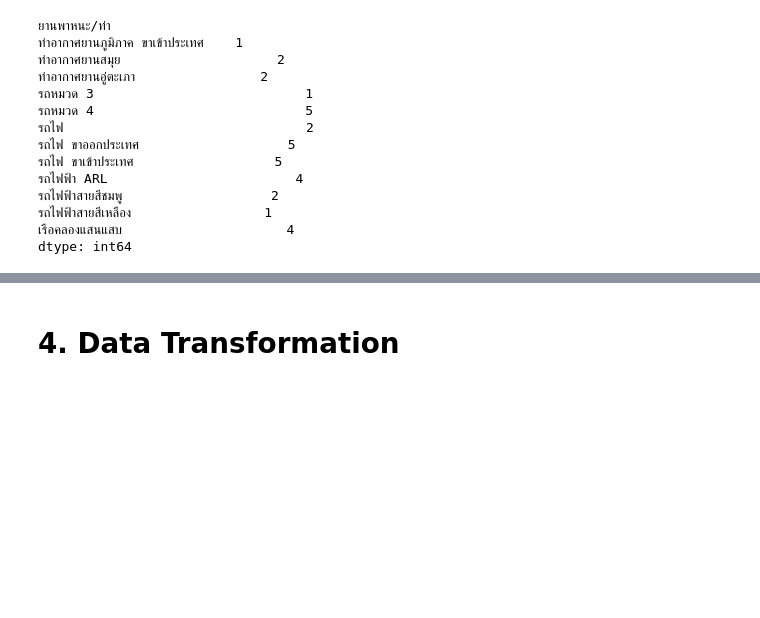
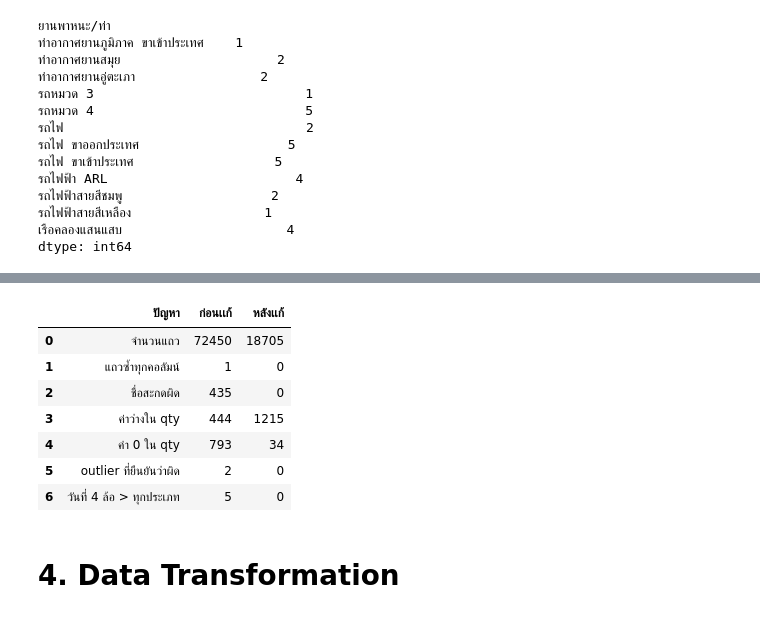
Before and after one commit to teeranai-teer/AIE314-Loading-Brain...-1percent, a Jupyter notebook: notebooks/01_Data_Preparation.ipynb, the cells around one changed output, grey strips where cells are left out. Drawn from its saved outputs; the diff is of its cells as text; code cells hidden in the pictures; blank space fills up the shorter version.

```diff
--- a/notebooks/01_Data_Preparation.ipynb
+++ b/notebooks/01_Data_Preparation.ipynb
@@ -585,0 +694,22 @@ dtype: int64
+# %%
+# ยืนยันว่าผิด: outlier ที่สูงกว่าวันปกติ 5 เท่าขึ้นไป (ช่องว่างจากอันดับ 3 ที่ 3.88 และวันรอบข้างปกติ)
+error_mask = out_mask & (df["ratio_to_median"] >= 5)
+
+# สถานะตาม W4 สไลด์ 16
+df["outlier_status"] = "ปกติ"
+df.loc[out_mask, "outlier_status"] = "ยังยืนยันไม่ได้"
+df.loc[error_mask, "outlier_status"] = "ยืนยันว่าผิด"
+display(df["outlier_status"].value_counts())
+print("-"*100)
+
+# เทียบ describe ก่อน/หลังแก้ (ตัวอย่าง รถ บขส. และ รถร่วม)
+bus = service == "รถ บขส. และ รถร่วม"
+before = df.loc[bus, "qty"].describe()
+
+# ไม่รู้ค่าจริง จึงเปลี่ยนเป็น NaN (ไม่เดาค่า)
+df.loc[error_mask, "qty"] = np.nan
+df["ratio_to_median"] = df["qty"] / service.map(median)
+
+after = df.loc[bus, "qty"].describe()
+display(pd.DataFrame({"ก่อน": before, "หลัง": after}).round(0))
+print("ค่าว่างหลังแก้: ", df["qty"].isna().sum())
@@ -586,3 +788,32 @@ dtype: int64
+# %%
+summary = pd.DataFrame({
+    "ปัญหา": ["จำนวนแถว", "แถวซ้ำทุกคอลัมน์", "ชื่อสะกดผิด", "ค่าว่างใน qty",
+              "ค่า 0 ใน qty", "outlier ที่ยืนยันว่าผิด", "วันที่ 4 ล้อ > ทุกประเภท"],
+    "ก่อนเเก้": [len(df68_raw) + len(df69_raw),
+             df_check[raw_cols].duplicated().sum(),
+             (df_check["ยานพาหนะ/ท่า"] == old_name).sum(),
+             df_check["qty_test"].isna().sum(),
+             (df_check["qty_test"] == 0).sum(),
+             error_mask.sum(),
+             len(bad_dates)],
+    "หลังเเก้": [len(df),
+             df[raw_cols].duplicated().sum(),
+             (df["ยานพาหนะ/ท่า"] == old_name).sum(),
+             df["qty"].isna().sum(),
+             (df["qty"] == 0).sum(),
+             (error_mask & df["qty"].notna()).sum(),
+             bad_after]
+})
+display(summary)
+# %% [output]
+|  | ปัญหา | ก่อนเเก้ | หลังเเก้ |
+| 0 | จำนวนแถว | 72450 | 18705 |
+| 1 | แถวซ้ำทุกคอลัมน์ | 1 | 0 |
+| 2 | ชื่อสะกดผิด | 435 | 0 |
+| 3 | ค่าว่างใน qty | 444 | 1215 |
+| 4 | ค่า 0 ใน qty | 793 | 34 |
+| 5 | outlier ที่ยืนยันว่าผิด | 2 | 0 |
+| 6 | วันที่ 4 ล้อ > ทุกประเภท | 5 | 0 |
 # %% [markdown]
 # 4. Data Transformation
 # %% [markdown]
```
Also changed, not shown: parts of 14 cells of this notebook.
